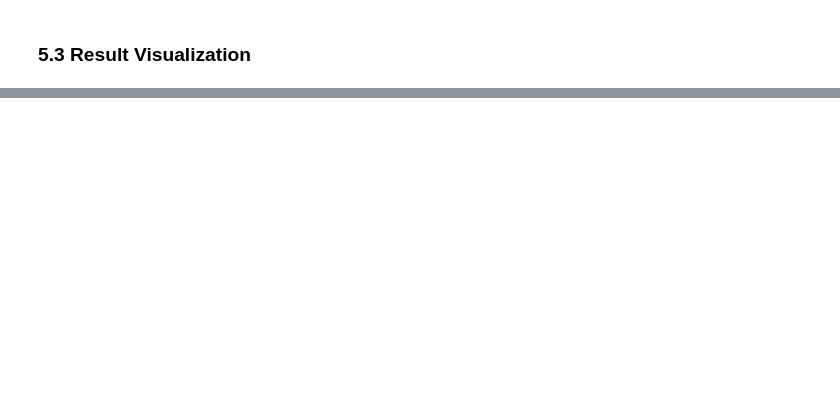
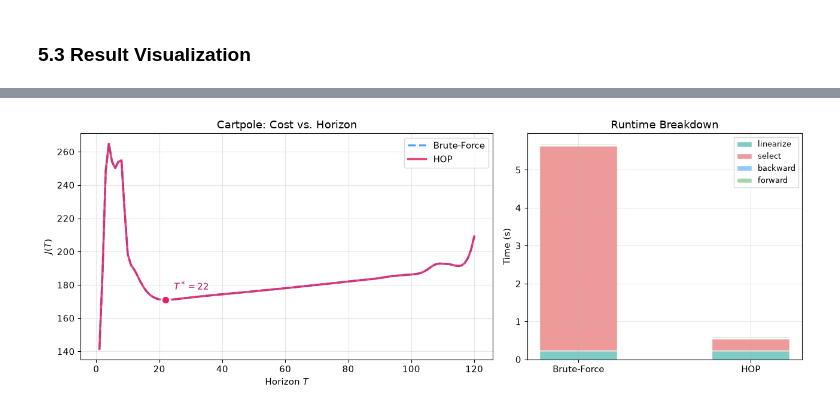
Before and after one commit to viswasdinesh/shifted-hop, a Jupyter notebook: HOP_colab_notebook.ipynb, the cells around one changed output, grey strips where cells are left out. Saved outputs shown, nothing was run; the diff lists cells and outputs as text; code cells hidden in the pictures; blank space fills up the shorter version.

```diff
--- a/HOP_colab_notebook.ipynb
+++ b/HOP_colab_notebook.ipynb
@@ -741,0 +873,20 @@ plt.tight_layout(); plt.show()
+# %%
+print("Running Brute-Force...")
+t0 = time.perf_counter()
+res_bf_c = solve_hop(F_c, x0_c, xg_c, uref_c, Q_c, R_c, alpha_c, w_c,
+                      N_c, Tmin_c, Tmax_c, method="bruteforce", max_iter=15, wrap_idx=None)
+time_bf_c = time.perf_counter() - t0
+print(f"  T*={res_bf_c['T_star']}, J*={res_bf_c['J_hist'][-1]:.2f}, time={time_bf_c:.1f}s")
+
+print("\nRunning HOP...")
+t0 = time.perf_counter()
+res_hop_c = solve_hop(F_c, x0_c, xg_c, uref_c, Q_c, R_c, alpha_c, w_c,
+                       N_c, Tmin_c, Tmax_c, method="hop", max_iter=15, wrap_idx=None)
+time_hop_c = time.perf_counter() - t0
+print(f"  T*={res_hop_c['T_star']}, J*={res_hop_c['J_hist'][-1]:.2f}, time={time_hop_c:.1f}s")
+
+sel_bf = res_bf_c["timers"]["select"]
+sel_hop = res_hop_c["timers"]["select"]
+print(f"\n{'─'*50}")
+print(f"Total speedup:  {time_bf_c/time_hop_c:.1f}x")
+print(f"Select speedup: {sel_bf/max(sel_hop,1e-9):.1f}x  (BF={sel_bf:.2f}s, HOP={sel_hop:.2f}s)")
@@ -741,0 +911,28 @@ plt.tight_layout(); plt.show()
+# %%
+fig, axes = plt.subplots(1, 2, figsize=(13, 4.8), gridspec_kw={"width_ratios": [1.5, 1]})
+
+ax = axes[0]
+for res, c, ls, lab in [(res_bf_c, "#2196F3", "--", "Brute-Force"),
+                         (res_hop_c, "#E91E63", "-", "HOP")]:
+    Jc = res["J_curve"]
+    ax.plot(np.arange(1, len(Jc)+1), Jc, color=c, ls=ls, lw=2.5, label=lab, alpha=0.85)
+    Ts = res["T_star"]
+    ax.scatter([Ts], [Jc[Ts-1]], color=c, s=100, zorder=5, edgecolors="white", lw=2)
+    ax.annotate(f"$T^*={Ts}$", (Ts, Jc[Ts-1]),
+                textcoords="offset points", xytext=(10, 12), fontsize=11, color=c)
+ax.set(xlabel="Horizon $T$", ylabel="$J(T)$", title="Cartpole: Cost vs. Horizon")
+ax.legend(fontsize=11)
+ax2 = axes[1]
+timer_keys = ["linearize", "select", "backward", "forward"]
+colors_bar = ["#80CBC4", "#EF9A9A", "#90CAF9", "#A5D6A7"]
+x_pos = np.arange(2); bottoms = np.zeros(2)
+for i, tk in enumerate(timer_keys):
+    vals = [res_bf_c["timers"][tk], res_hop_c["timers"][tk]]
+    ax2.bar(x_pos, vals, bottom=bottoms, label=tk, color=colors_bar[i], width=0.45, edgecolor="white")
+    bottoms += vals
+ax2.set_xticks(x_pos); ax2.set_xticklabels(["Brute-Force", "HOP"])
+ax2.set(ylabel="Time (s)", title="Runtime Breakdown")
+ax2.legend(fontsize=9, loc="upper right")
+plt.tight_layout(); plt.show()
+# %% [output]
+[figure, added]
```
Also changed, not shown: parts of 21 cells of this notebook, 21 other files.
